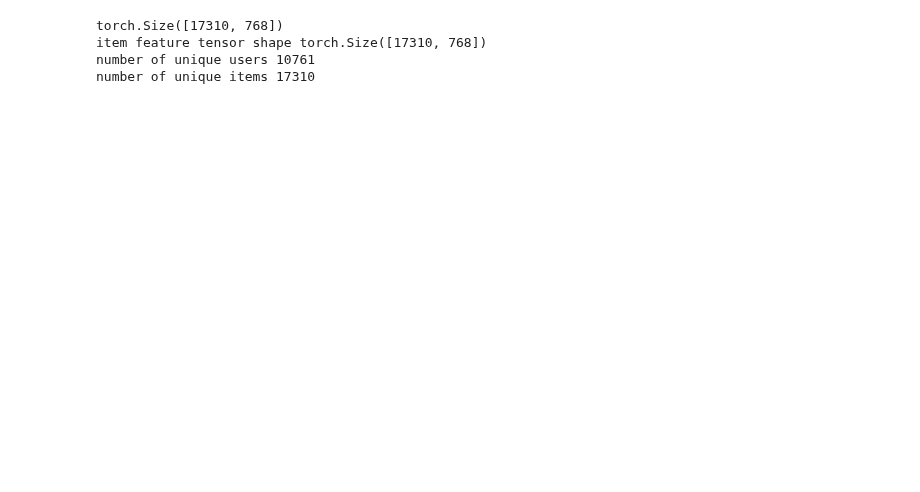
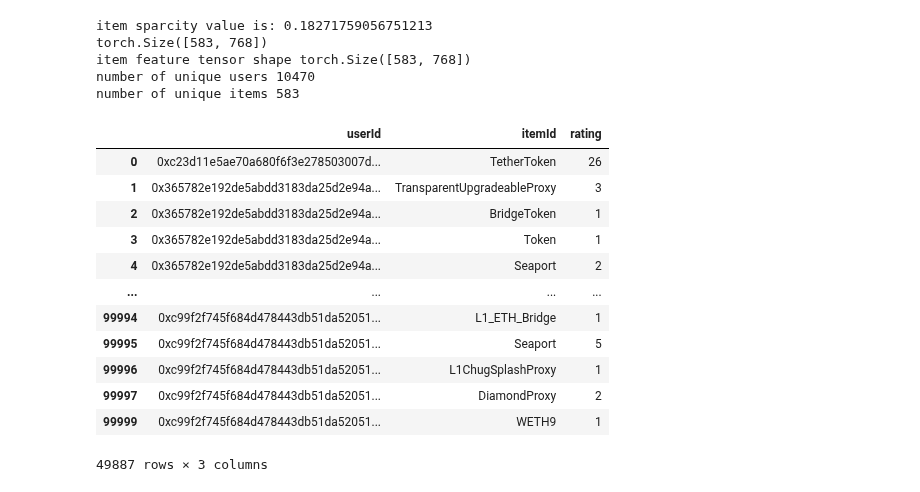
Before and after one commit to seankhatiri/chain-recsys, a Jupyter notebook: GNN_recommender_pyg.ipynb, the cells around one changed output. Drawn from its saved outputs; the diff is of its cells as text; code cells hidden in the pictures; blank space fills up the shorter version.

Commit message:
added user and item sparsity experiment results

```diff
--- a/GNN_recommender_pyg.ipynb
+++ b/GNN_recommender_pyg.ipynb
@@ -59,26 +59,27 @@ import os
 import pickle
 # from sentence_transformers import SentenceTransformer
 # %%
-possible_experiments = ['none', 'diversity', 'ucsp', 'icsp', 'usparcity', 'isparcity', 'sBERT', 'TFIDF', 'ablation_item_feat', 'ablation_social_edges']
+
 possible_experiments = {
     0: 'full',
     1: 'diversity',
     2: 'ucsp',
     3: 'icsp',
-    4: 'usparcity',
-    5: 'isparcity',
+    4: 'usparsity',
+    5: 'isparsity',
     6: 'sBERT',
     7: 'TFIDF',
     8: 'ablation_item_feat',
     9: 'ablation_social_edges',
 }
-experiment = possible_experiments[8]
+experiment = possible_experiments[5]
 
 possible_modes = ['debug', 'experiment']
 mode = possible_modes[0]
 
 model_variants = ['gnn', 'pop', 'mfn', 'mfc']
-len_interactions_to_consider = 100000 # when running sBERT, we have the embedding saved for 100k contracts
+len_interactions_to_consider = 100000
+each_user_all2all_new_edges = 20 # when running sBERT, we have the embedding saved for 100k contracts
 # model_variant_eval = model_variants[1]
 
 dataset_mode = 'contract'
@@ -139,6 +140,8 @@ def movie_loader():
 
 def contract_loader():
     items_ratings_df = pd.read_parquet('dataset/user_contract_rating.parquet')
+    items_ratings_df = items_ratings_df[:len_interactions_to_consider] if mode == 'debug' else items_ratings_df #$$$$$$$$$$$$$$$$$$$$$$$$$$$$$$$$$$$$$$$$$$$$$$$$$
+
     def calculate_sparcity_value(df):
         num_users = df['user'].nunique()
         num_items = df['item'].nunique()
@@ -149,20 +152,19 @@ def contract_loader():
 
     def filter_interactions(df, column, k):
         valid_entries = df[column].value_counts()
-        valid_entries = valid_entries[valid_entries > k]
+        valid_entries = valid_entries[valid_entries >= k]
         df = df[df[column].isin(valid_entries.index)]
         print(f'{column} sparcity value is:', calculate_sparcity_value(df))
         return df
 
     ########## SPARCITY EXPERIMENT ###########
-    if experiment == 'usparcity':
-        k = 5
-        items_ratings_df = filter_interactions(items_ratings_df, 'user', k)
-    elif experiment == 'isparcity':
-        k = 5
-        items_ratings_df = filter_interactions(items_ratings_df, 'item', k)
+    if experiment == 'usparsity':
+        u = 1
+        items_ratings_df = filter_interactions(items_ratings_df, 'user', u)
+    elif experiment == 'isparsity':
+        i = 20
+        items_ratings_df = filter_interactions(items_ratings_df, 'item', i)
 
-    items_ratings_df = items_ratings_df[:len_interactions_to_consider] if mode == 'debug' else items_ratings_df #$$$$$$$$$$$$$$$$$$$$$$$$$$$$$$$$$$$$$$$$$$$$$$$$$
     items_df = {}
     items_df['name'] = items_ratings_df['item'].unique()
     items_df['itemId'], unique_names = pd.factorize(items_df['name'])
@@ -231,13 +233,13 @@ def contract_loader():
     ########### SBERT EXPERIMENT ###########
     if experiment == 'TFIDF':
         # item_feat = get_item_feat_tfidf(items_df)
-        item_feat = np.load('tfidf_embeddings_100k.npy')
-        item_feat = torch.from_numpy(item_feat).to(torch.float)
+        item_feat = np.load('tfidf_embeddings_full.npy') # np.load('tfidf_embeddings_100k.npy')
+        item_feat = torch.from_numpy(item_feat[:len(items_df['itemId'].unique())]).to(torch.float)
 
-    else: # elif experiment == 'sBERT': TODO
+    else:
         # item_feat = get_item_feat_sbert(items_df)
-        item_feat = np.load('sbert_embeddings_100k.npy')
-        item_feat = torch.from_numpy(item_feat).to(torch.float)
+        item_feat = np.load('sbert_embeddings_full.npy') #np.load('sbert_embeddings_100k.npy')
+        item_feat = torch.from_numpy(item_feat[:len(items_df['itemId'].unique())]).to(torch.float)
         print(item_feat.shape)
 
     print('item feature tensor shape', item_feat.shape)
@@ -253,10 +255,27 @@ loaders = {
 }
 unique_user_id, unique_item_id, edge_index_user_to_item, items_df, item_feat, items_ratings_df = loaders[f'{dataset_mode}_loader']()
 # %% [output]
-torch.Size([17310, 768])
-item feature tensor shape torch.Size([17310, 768])
-number of unique users 10761
-number of unique items 17310
+item sparcity value is: 0.18271759056751213
+torch.Size([583, 768])
+item feature tensor shape torch.Size([583, 768])
+number of unique users 10470
+number of unique items 583
+# %%
+items_ratings_df
+# %% [output]
+|  | userId | itemId | rating |
+| 0 | 0xc23d11e5ae70a680f6f3e278503007d... | TetherToken | 26 |
+| 1 | 0x365782e192de5abdd3183da25d2e94a... | TransparentUpgradeableProxy | 3 |
+| 2 | 0x365782e192de5abdd3183da25d2e94a... | BridgeToken | 1 |
+| 3 | 0x365782e192de5abdd3183da25d2e94a... | Token | 1 |
+| 4 | 0x365782e192de5abdd3183da25d2e94a... | Seaport | 2 |
+| ... | ... | ... | ... |
+| 99994 | 0xc99f2f745f684d478443db51da52051... | L1_ETH_Bridge | 1 |
+| 99995 | 0xc99f2f745f684d478443db51da52051... | Seaport | 5 |
+| 99996 | 0xc99f2f745f684d478443db51da52051... | L1ChugSplashProxy | 1 |
+| 99997 | 0xc99f2f745f684d478443db51da52051... | DiamondProxy | 2 |
+| 99999 | 0xc99f2f745f684d478443db51da52051... | WETH9 | 1 |
+49887 rows × 3 columns
 # %%
 ######### LINK BINARY PRED MODEL ##########
 def train_test_generator(unique_user_id, item_feat, edge_index_user_to_item):
```
Also changed, not shown: parts of 7 cells of this notebook, 2 other files.
